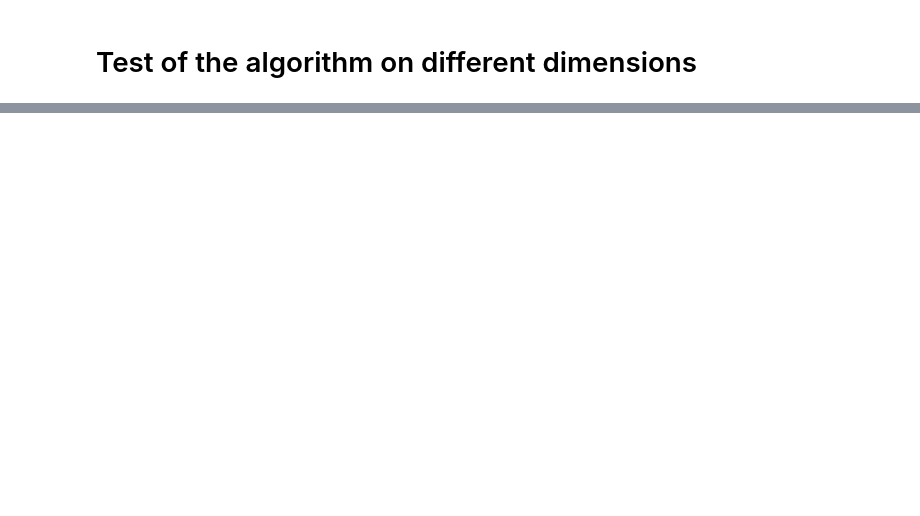
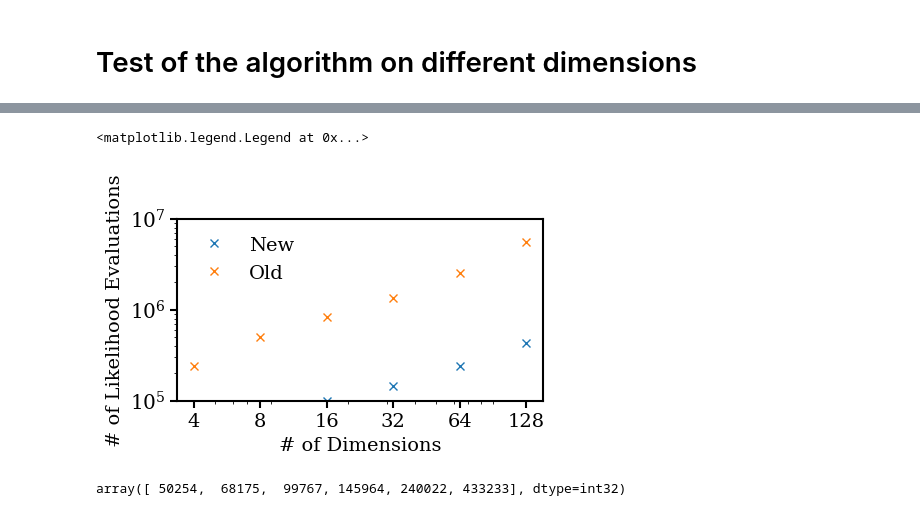
Before and after one commit to Pablo-Lemos/GGNS, a Jupyter notebook: nb/dimensionality.ipynb, the cells around one changed output, grey strips where cells are left out. Cells and saved outputs as stored; diff of their text form; code cells hidden in the pictures; blank space fills up the shorter version.

```diff
--- a/nb/dimensionality.ipynb
+++ b/nb/dimensionality.ipynb
@@ -132,0 +173,23 @@ plt.legend(fontsize=fontsize)
+# %%
+x_size=12
+y_size=6
+fontsize = 14
+fig, ax = plt.subplots(figsize=(x_size/2.54,y_size/2.54))
+ax.errorbar(dims, like_evals, fmt='x', label='New')
+ax.errorbar(dims2, like_evals2, fmt='x', label='Old')
+ax.axhline(0, ls='--', color='k')
+ax.set_xscale('log')
+ax.set_yscale('log')
+ax.set_ylim([1e5, 1e7])
+ax.set_xlabel("# of Dimensions", fontsize=fontsize)
+ax.set_ylabel(r"# of Likelihood Evaluations", fontsize=fontsize)
+ax.set_xticks(dims)
+ax.set_xticklabels(np.array(dims, dtype='str'), fontsize=fontsize)
+plt.legend(fontsize=fontsize)
+# %% [output]
+<matplotlib.legend.Legend at 0x...>
+[figure, added]
+# %%
+like_evals
+# %% [output]
+array([ 50254,  68175,  99767, 145964, 240022, 433233], dtype=int32)
```
Also changed, not shown: parts of 8 cells of this notebook, 3 other files.
